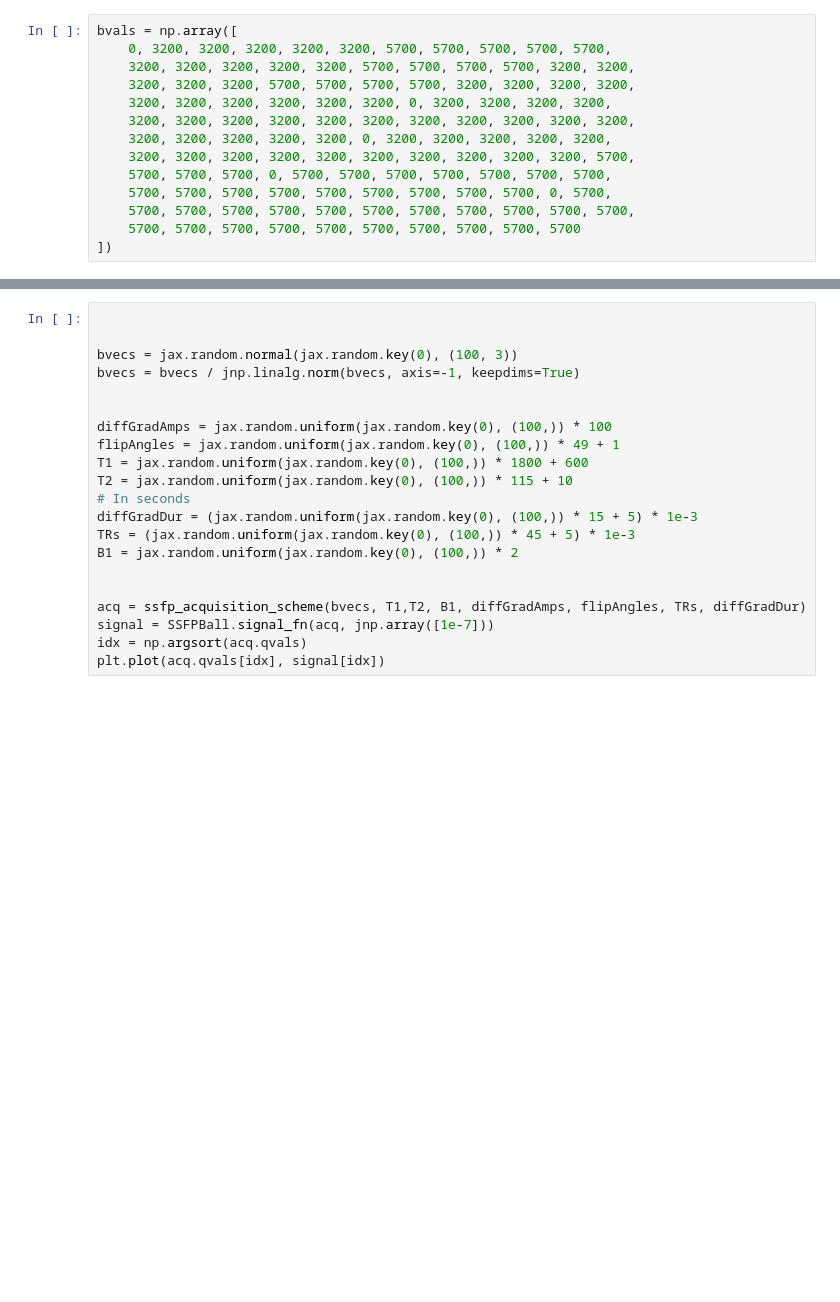
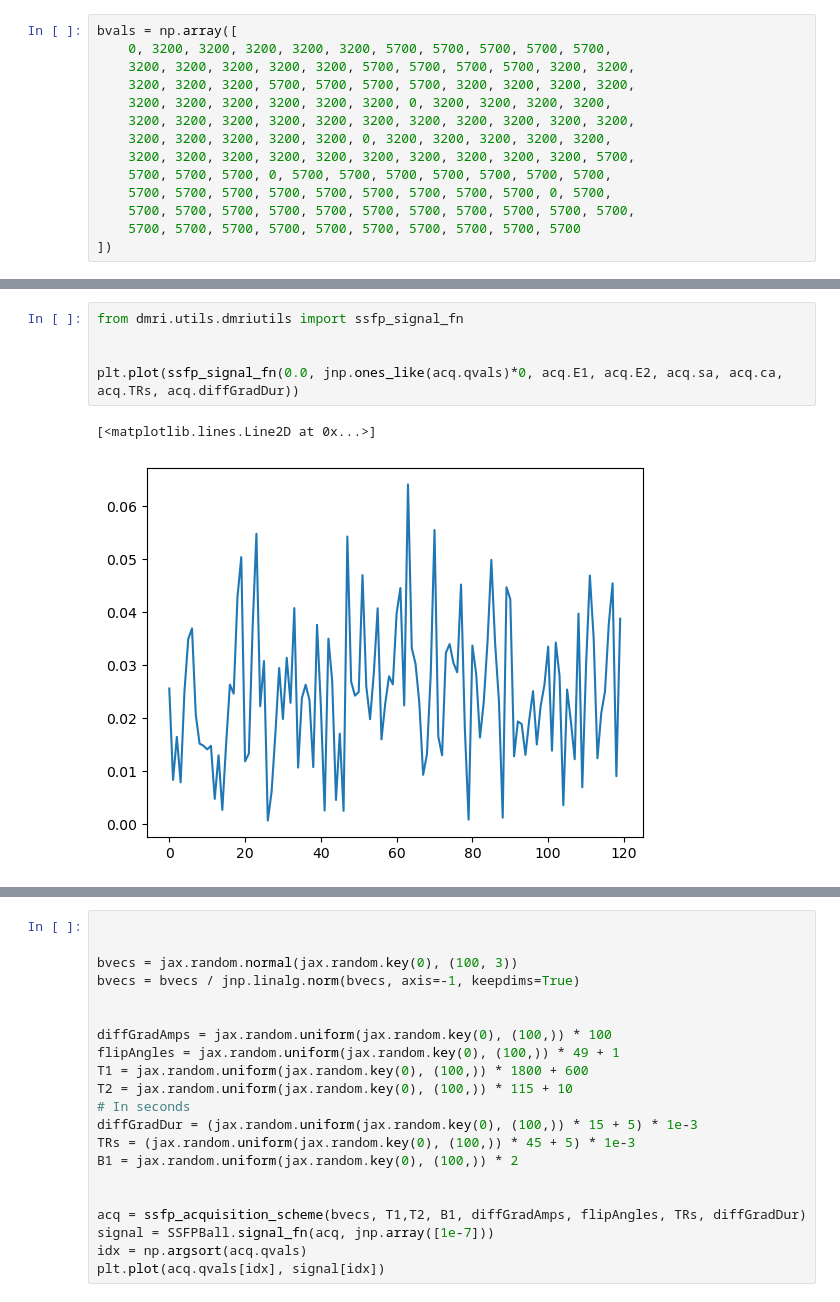
Before and after one commit to mackelab/dmri, a Jupyter notebook: notebooks/dmri_simulators.ipynb, the cells around one changed output, grey strips where cells are left out. Drawn from its saved outputs; the diff is of its cells as text; blank space fills up the shorter version.

```diff
--- a/notebooks/dmri_simulators.ipynb
+++ b/notebooks/dmri_simulators.ipynb
@@ -52,0 +53,8 @@ plt.plot(acq.qvals)
+# %%
+from dmri.utils.dmriutils import ssfp_signal_fn
+
+
+plt.plot(ssfp_signal_fn(0.0, jnp.ones_like(acq.qvals)*0, acq.E1, acq.E2, acq.sa, acq.ca, acq.TRs, acq.diffGradDur))
+# %% [output]
+[<matplotlib.lines.Line2D at 0x...>]
+[figure, added]
```
Also changed, not shown: parts of 5 cells of this notebook, 40 other files.
